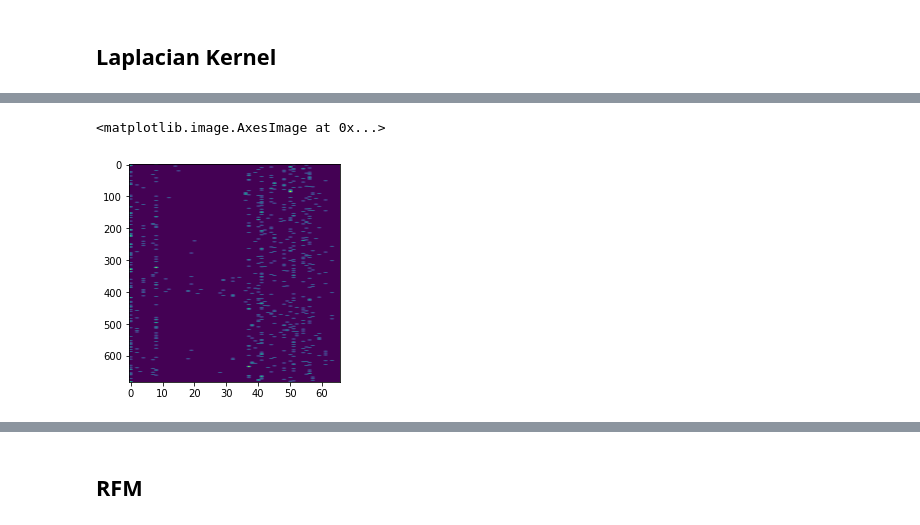
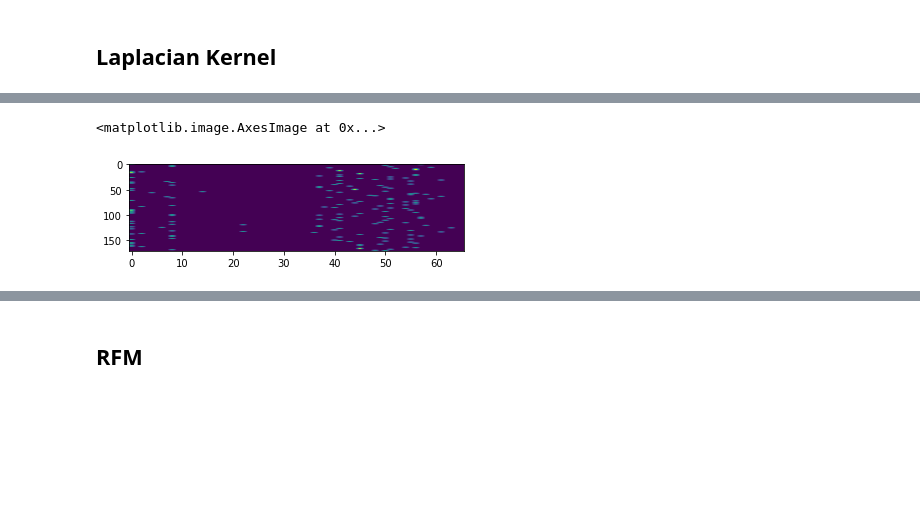
Before and after one commit to agupta01/ml-theory-capstone, a Jupyter notebook: notebooks/rfmtext.ipynb, the cells around one changed output, grey strips where cells are left out. Saved outputs shown, nothing was run; the diff lists cells and outputs as text; code cells hidden in the pictures; blank space fills up the shorter version.

```diff
--- a/notebooks/rfmtext.ipynb
+++ b/notebooks/rfmtext.ipynb
@@ -264,6 +271,6 @@ plt.imshow(yhat, aspect=0.1)
 # %%
 # plot next_char_train, with a good aspect ratio
-plt.imshow(next_char_train, aspect=0.1)
+plt.imshow(next_char_test, aspect=0.1)
 # %% [output]
 <matplotlib.image.AxesImage at 0x...>
-[figure, old version]
+[figure, new version]
```
Also changed, not shown: parts of 7 cells of this notebook, 2 other files.
